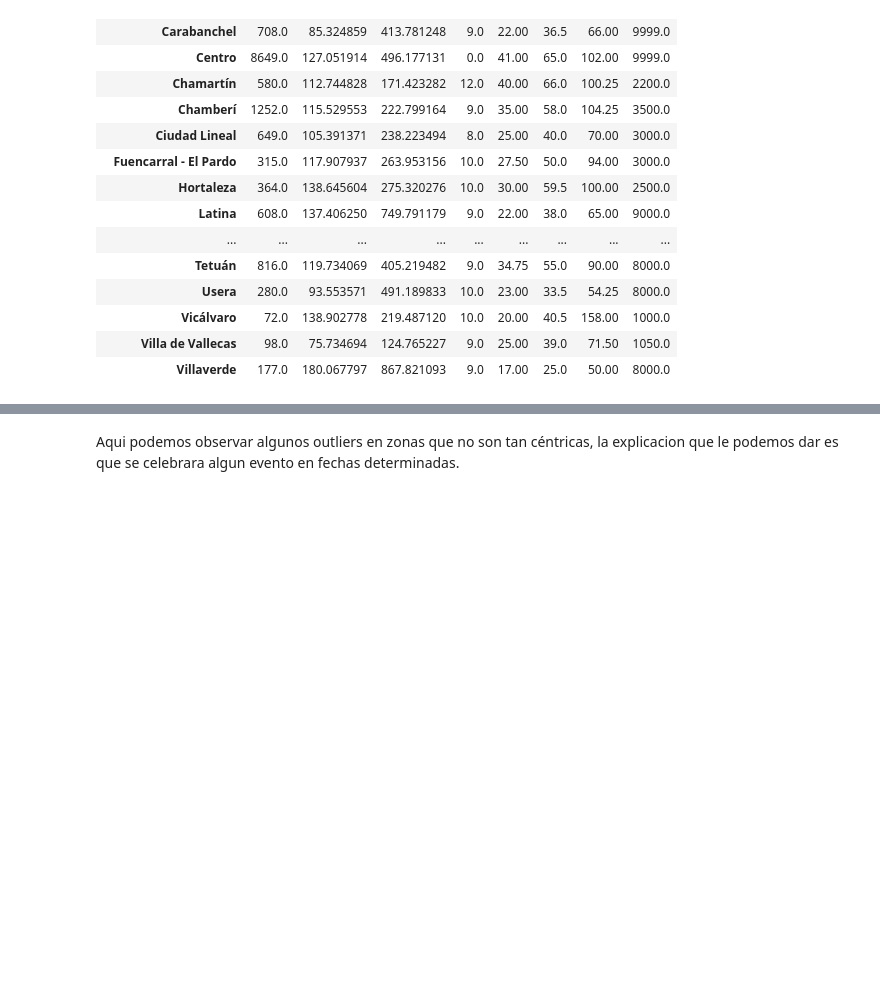
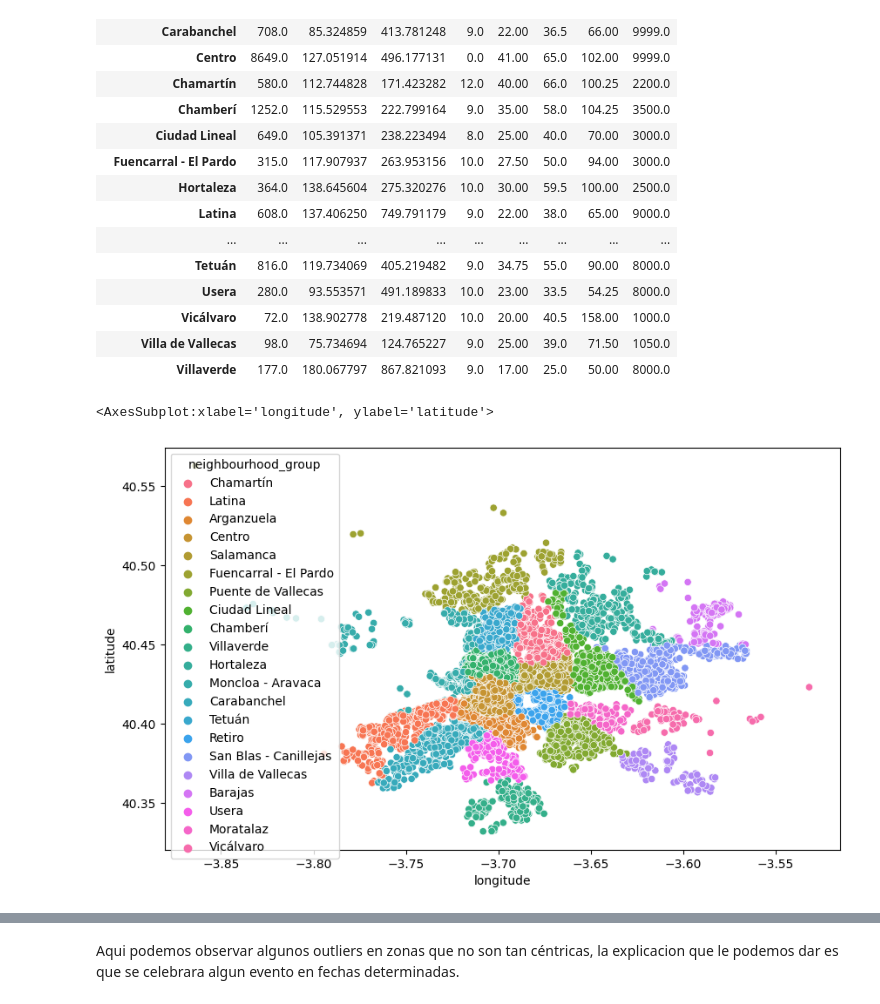
Before and after one commit to Factoria-F5-AI-Bootcamp-1-Edicion/Madrid_AirB-B, a Jupyter notebook: Madrid Airbnb.ipynb, the cells around one changed output, grey strips where cells are left out. Saved outputs shown, nothing was run; the diff lists cells and outputs as text; code cells hidden in the pictures; blank space fills up the shorter version.

```diff
--- a/Madrid Airbnb.ipynb
+++ b/Madrid Airbnb.ipynb
@@ -376,6 +378,14 @@ distrito_precio
 | Vicálvaro | 72.0 | 138.902778 | 219.487120 | 10.0 | 20.00 | 40.5 | 158.00 | 1000.0 |
 | Villa de Vallecas | 98.0 | 75.734694 | 124.765227 | 9.0 | 25.00 | 39.0 | 71.50 | 1050.0 |
 | Villaverde | 177.0 | 180.067797 | 867.821093 | 9.0 | 17.00 | 25.0 | 50.00 | 8000.0 |
+# %%
+#Creamos un mapa para que se pueda ubicar mejor los distritos.
+plt.ion()
+plt.figure(figsize=(10,6))
+sns.scatterplot(x=df.longitude,y=df.latitude,hue=df.neighbourhood_group)
+# %% [output]
+<AxesSubplot:xlabel='longitude', ylabel='latitude'>
+[figure, added]
 # %%
 #Usamos el grafico scatterplot para poder observar la relacion de variales e identificar posibles outliers.
 
```
Also changed, not shown: parts of 16 cells of this notebook.
